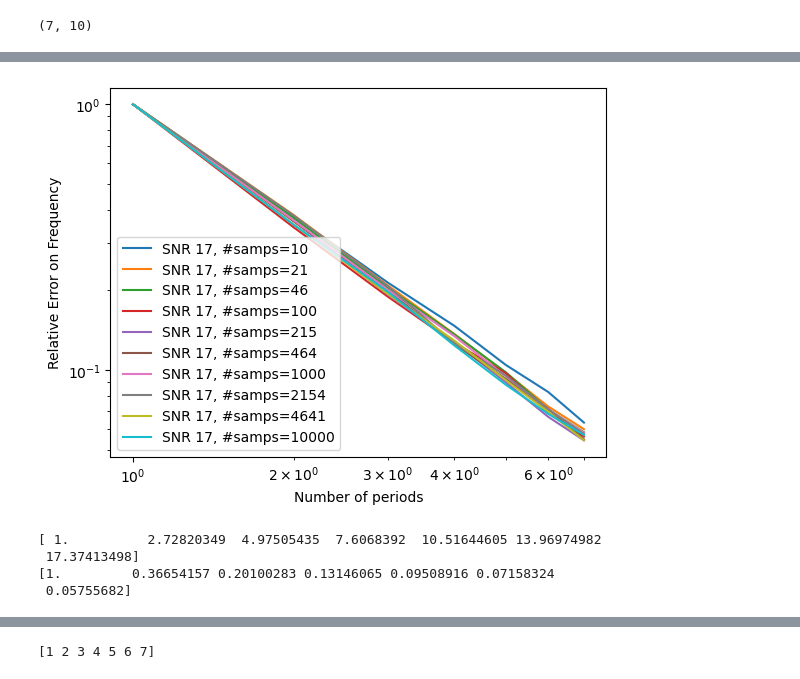
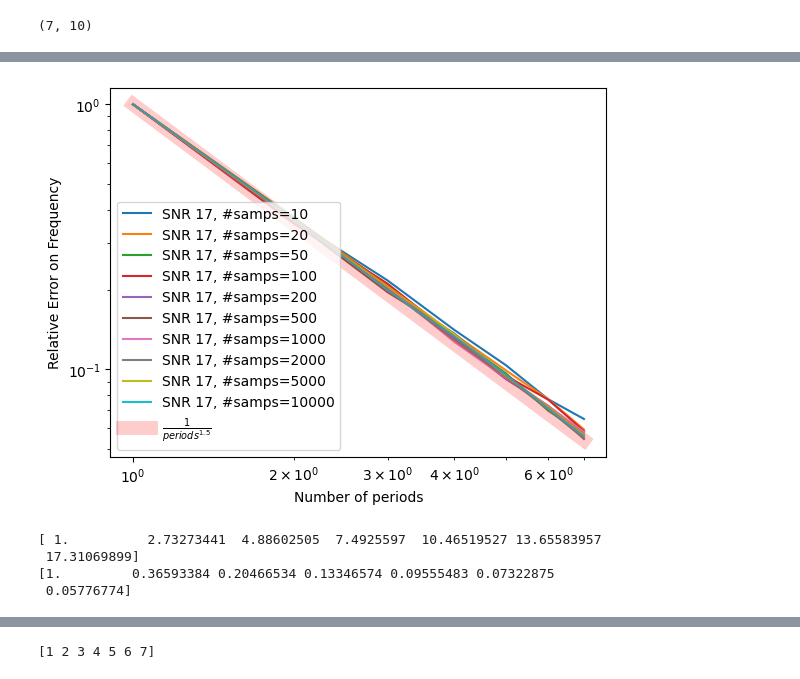
Before and after one commit to QTNM/cresdaToys, a Jupyter notebook: sineWaveFittingFun.ipynb, the cells around one changed output, grey strips where cells are left out. Drawn from its saved outputs; the diff is of its cells as text; code cells hidden in the pictures.

```diff
--- a/sineWaveFittingFun.ipynb
+++ b/sineWaveFittingFun.ipynb
@@ -175,0 +259,14 @@ ax.legend()
+# %%
+print(np.shape(snrMeanArray))
+print(np.shape(freqSnrArray))
+print(np.mean(snrMeanArray,axis=1))
+print(np.mean(freqSnrArray,axis=1))
+fig,ax = plt.subplots()
+for i in range(np.shape(freqSnrArray)[0]):
+    ax.plot(noiseArray,freqSnrArray.T[i]/trueFreq,label="R="+str(numSampsArray[i]))
+    ax.plot(noiseArray,getFractionalError(noiseArray,1,numSampsArray[i]),lw=10,alpha=0.2,color='red')
+
+#ax.plot(noiseArray,noiseArray/noiseArray[-1],lw=10,alpha=0.2,color='red',label="y=m x")
+ax.set_xlabel(r"Noise $\sigma$ (e.g. SNR=$\frac{P2P/2}{\sigma}$)")
+ax.set_ylabel("Relative Frequency Uncertainty")
+ax.legend()
@@ -176,14 +280,15 @@ ax.legend()
 # %%
 fig,ax = plt.subplots()
-numSampsArray=np.logspace(1,4,10)
 noise=0.1
 
-omegaArray=[]
+freqArray=[]
 
 for period in range(1,8):
-    omegaStd,snrMean=getOmegaSnr(1000,numSampsArray,noise,period)
-    omegaArray.append(omegaStd/trueOmega)
-    ax.plot(numSampsArray,omegaStd/trueOmega,label="T="+str(period)+", SNR = "+str(round(np.mean(snrMean))))
+    freqStd,snrMean=getFreqSnr(1000,numSampsArray,noise,period)
+    freqArray.append(freqStd/trueFreq)
+    ax.plot(numSampsArray,freqStd/trueFreq,label="T="+str(period)+", SNR = "+str(round(np.mean(snrMean))))
+    ax.plot(numSampsArray,getFractionalError(noise,period,numSampsArray),lw=10,alpha=0.2,color='red')
+
 ax.set_xscale("log")
 ax.set_yscale("log")
 ax.set_xlabel("Number of samples per period")
@@ -195,12 +300,12 @@ ax.legend()
 # %%
-omegaArray=np.array(omegaArray)
-print(np.shape(omegaArray))
+freqArray=np.array(freqArray)
+print(np.shape(freqArray))
 # %% [output]
 (7, 10)
 # %%
 fig,ax = plt.subplots()
 for i in range(10):
-    ax.plot(range(1,8),omegaArray.T[i],label="SNR 17, #samps="+str(int(numSampsArray[i])))
+    ax.plot(range(1,8),freqArray.T[i],label="SNR 17, #samps="+str(int(numSampsArray[i])))
 ax.legend()
 ax.set_yscale('log')
 ax.set_xscale('log')
@@ -209,19 +314,21 @@ ax.set_xscale('log')
 # %%
 fig,ax = plt.subplots()
+numbers=range(1,8)
 for i in range(10):
-    ax.plot(range(1,8),omegaArray.T[i]/omegaArray.T[i][0],label="SNR 17, #samps="+str(int(numSampsArray[i])))
+    ax.plot(numbers,freqArray.T[i]/freqArray.T[i][0],label="SNR 17, #samps="+str(int(numSampsArray[i])))
+ax.plot(numbers,np.power(numbers,-1.5),lw=10,alpha=0.2,color='red',label=r"$\frac{1}{periods^{1.5}}$")
 ax.legend()
 ax.set_xlabel("Number of periods")
 ax.set_ylabel("Relative Error on Frequency")
 ax.set_yscale('log')
 ax.set_xscale('log')
 # %% [output]
-[figure, old version]
+[figure, new version]
 # %%
-print(1./np.mean(omegaArray/omegaArray[0,:],axis=1))
-print(np.mean(omegaArray/omegaArray[0,:],axis=1))
+print(1./np.mean(freqArray/freqArray[0,:],axis=1))
+print(np.mean(freqArray/freqArray[0,:],axis=1))
 # %% [output]
-[ 1.          2.72820349  4.97505435  7.6068392  10.51644605 13.96974982
- 17.37413498]
-[1.         0.36654157 0.20100283 0.13146065 0.09508916 0.07158324
- 0.05755682]
+[ 1.          2.73273441  4.88602505  7.4925597  10.46519527 13.65583957
+ 17.31069899]
+[1.         0.36593384 0.20466534 0.13346574 0.09555483 0.07322875
+ 0.05776774]
```
Also changed, not shown: parts of 19 cells of this notebook.
